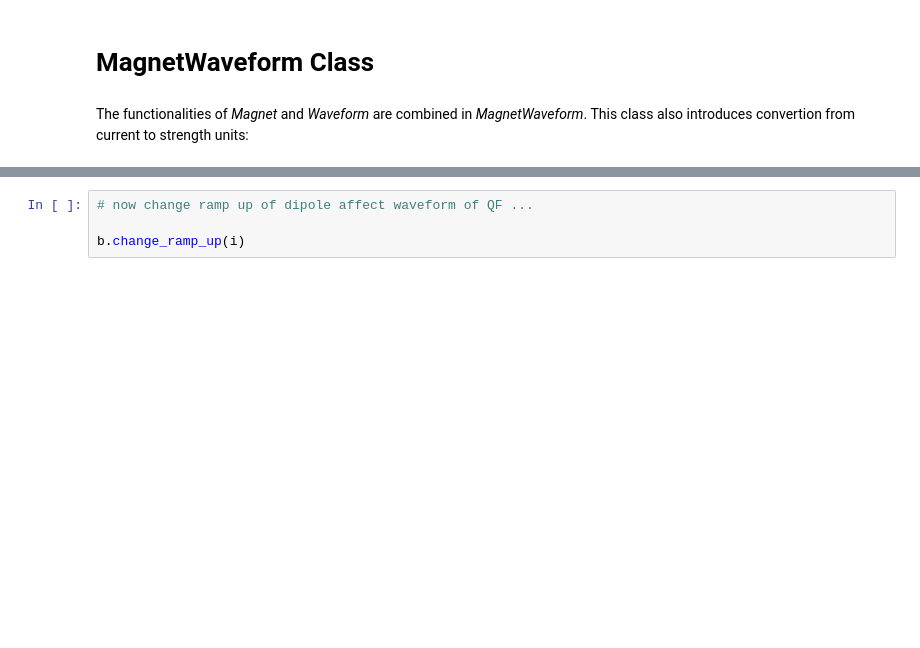
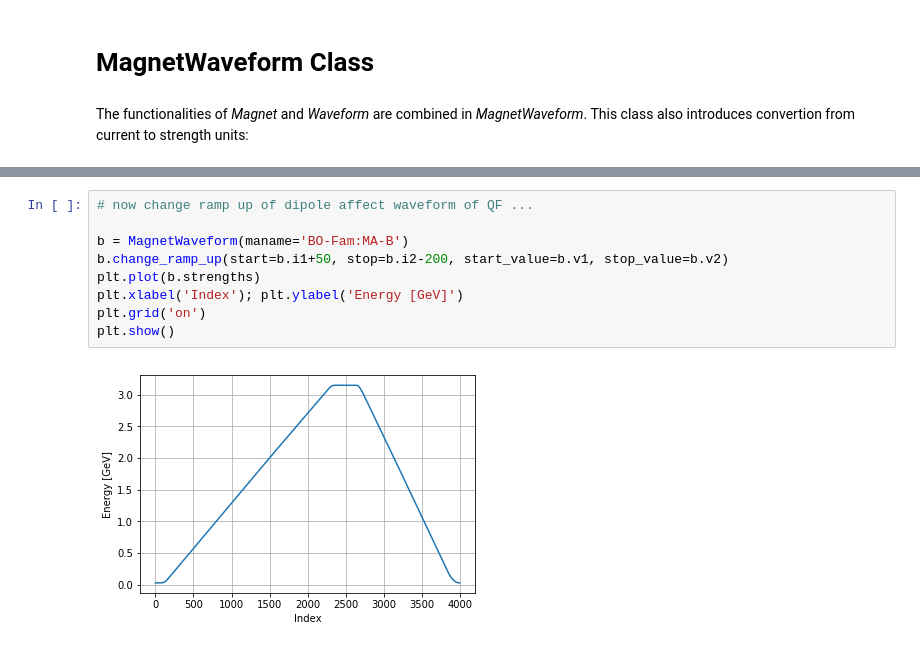
Before and after one commit to lnls-sirius/dev-packages, a Jupyter notebook: siriuspy/examples/ramp2.ipynb, the cells around one changed output, grey strips where cells are left out. Cells and saved outputs as stored; diff of their text form; blank space fills up the shorter version.

```diff
--- a/siriuspy/examples/ramp2.ipynb
+++ b/siriuspy/examples/ramp2.ipynb
@@ -224,4 +238,11 @@ plt.show()
-# %%
-# now change ramp up of dipole affect waveform of QF ...
-
-b.change_ramp_up(i)
+# %%
+# now change ramp up of dipole affect waveform of QF ...
+
+b = MagnetWaveform(maname='BO-Fam:MA-B')
+b.change_ramp_up(start=b.i1+50, stop=b.i2-200, start_value=b.v1, stop_value=b.v2)
+plt.plot(b.strengths)
+plt.xlabel('Index'); plt.ylabel('Energy [GeV]')
+plt.grid('on')
+plt.show()
+# %% [output]
+[figure, added]
```
Also changed, not shown: parts of 14 cells of this notebook, 1 other file.
